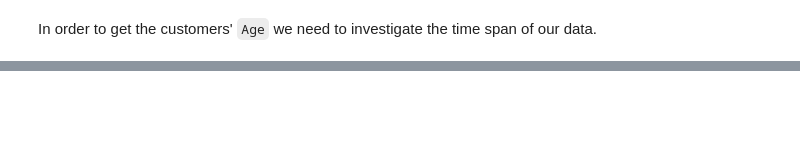
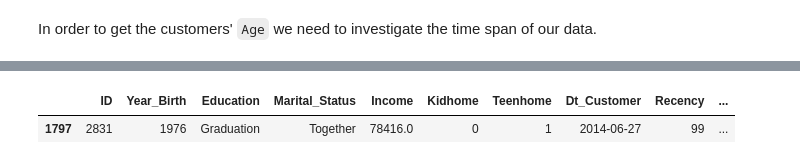
Before and after one commit to renanfmoises/consumer-behavior-analytics, a Jupyter notebook: notebooks/02. Consumer Behavior Analytics - Data Analysis.ipynb, the cells around one changed output, grey strips where cells are left out. Drawn from its saved outputs; the diff is of its cells as text; code cells hidden in the pictures; blank space fills up the shorter version.

```diff
--- a/notebooks/02. Consumer Behavior Analytics - Data Analysis.ipynb
+++ b/notebooks/02. Consumer Behavior Analytics - Data Analysis.ipynb
@@ -88,0 +107,5 @@ Our data spans throughout 99 weeks.
+# %%
+ccustomers[ccustomers['Recency'] == ccustomers['Recency'].max()].sort_values('Dt_Customer', ascending = False).head(1)
+# %% [output]
+|  | ID | Year_Birth | Education | Marital_Status | Income | Kidhome | Teenhome | Dt_Customer | Recency | ... |
+| 1797 | 2831 | 1976 | Graduation | Together | 78416.0 | 0 | 1 | 2014-06-27 | 99 | ... |
```
Also changed, not shown: parts of 7 cells of this notebook, 2 other files.
